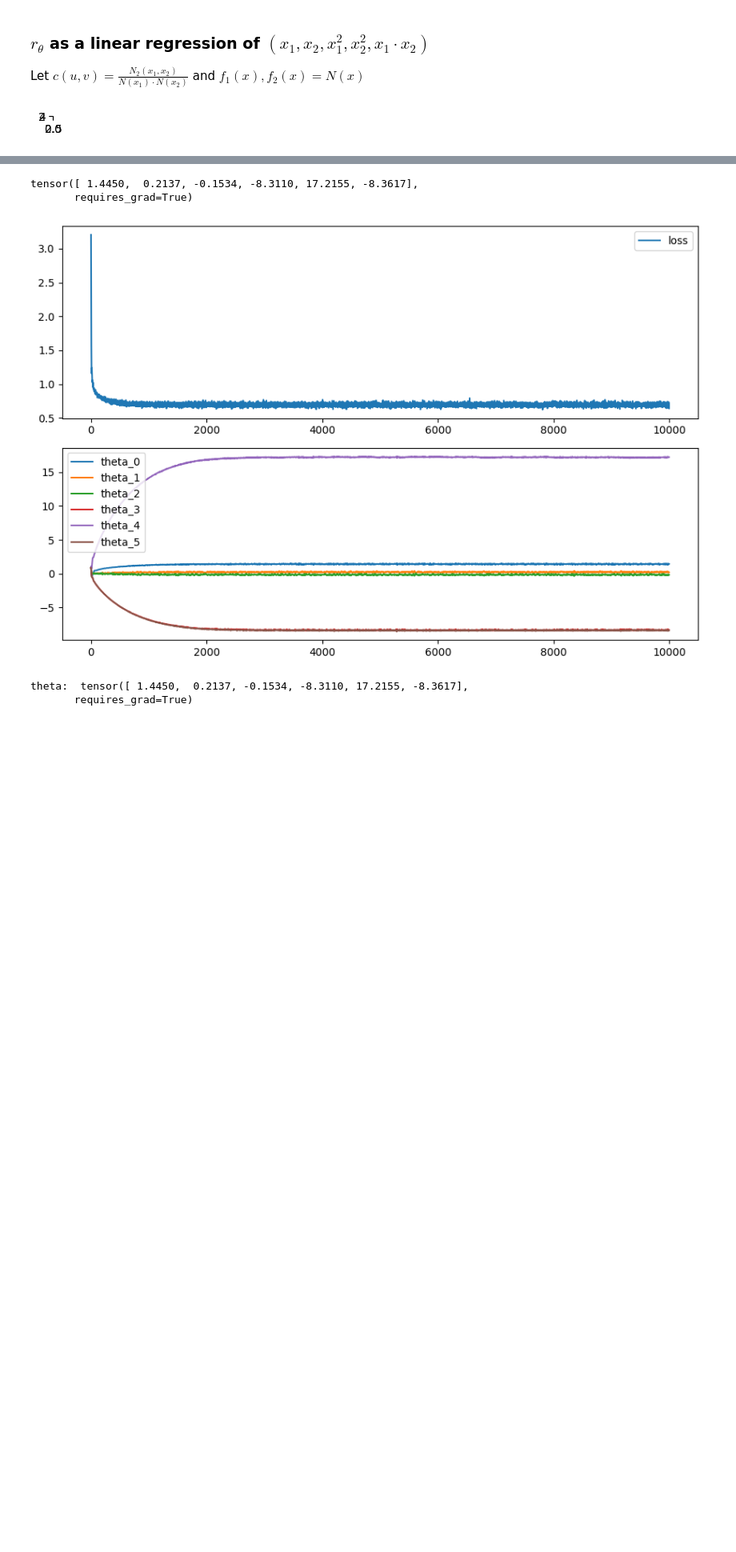
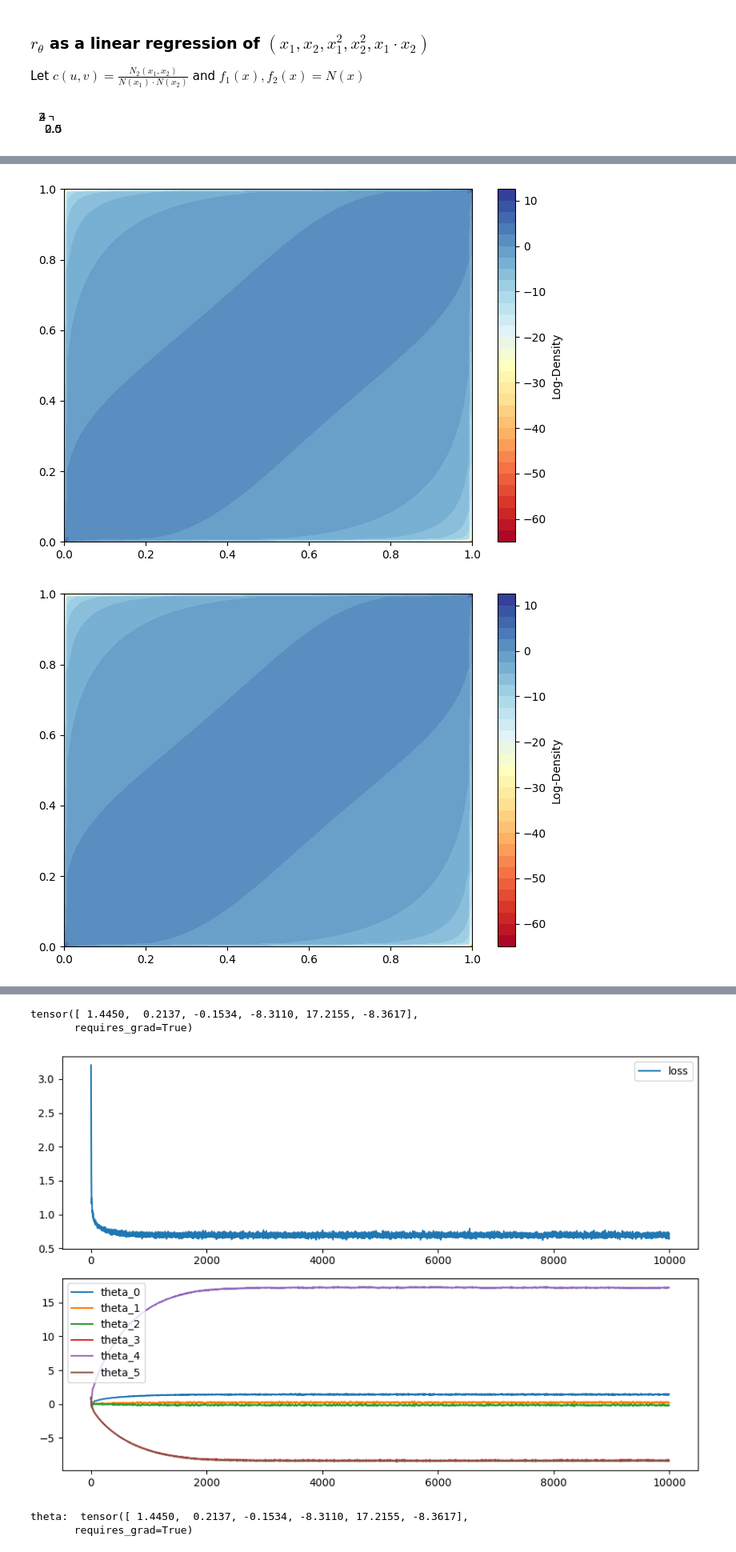
Before and after one commit to Huk-David/Ratio-Copula, a Jupyter notebook: Copula by Ratio Estimation/first_test.ipynb, the cells around one changed output, grey strips where cells are left out. Shown at 80% size. Drawn from its saved outputs; the diff is of its cells as text; code cells hidden in the pictures; blank space fills up the shorter version.

```diff
--- a/Copula by Ratio Estimation/first_test.ipynb
+++ b/Copula by Ratio Estimation/first_test.ipynb
@@ -160,0 +158,63 @@ qda.predict_proba(X)[:,0].shape
+# %%
+N_qda = 100000
+theta = 0.7
+data_p_qda = torch.distributions.MultivariateNormal(torch.tensor([0.0, 0.0]), torch.tensor([[1.0, theta], [theta, 1.0]])).sample((N_qda,))
+data_q_qda = torch.distributions.MultivariateNormal(torch.tensor([0.0, 0.0]), torch.tensor([[1.0, 0], [0, 1.0]])).sample((N_qda,))
+# %%
+# QDA to classify data_p and data_q with sklearn
+from sklearn.discriminant_analysis import QuadraticDiscriminantAnalysis
+from sklearn.model_selection import train_test_split
+from sklearn.metrics import accuracy_score
+from matplotlib.colors import TwoSlopeNorm
+
+
+X = torch.cat([data_p_qda, data_q_qda], dim=0).numpy()
+y = np.concatenate([np.zeros(N_qda), np.ones(N_qda)])
+
+X_train, X_test, y_train, y_test = train_test_split(X, y, test_size=0.5, random_state=42)
+
+qda = QuadraticDiscriminantAnalysis()
+qda.fit(X_train, y_train)
+
+#now plot on 0-1 copula spoace through norm.cdf
+#start with 0-1 data mehsgrid then mad it through inv cdf
+xline = torch.linspace(0.0000001, 0.9999999, 100)
+yline = torch.linspace(0.0000001, 0.9999999, 100)
+xgrid, ygrid = torch.meshgrid(xline, yline)
+uvinput = torch.cat([inverse_std_normal(xgrid.reshape(-1, 1)), inverse_std_normal(ygrid.reshape(-1, 1))], dim=1)
+
+gauss = scs.norm.logpdf(xgrid.numpy())+scs.norm.logpdf(ygrid.numpy())
+
+#now compute qda on this data
+X = uvinput.numpy()
+Z = np.log(qda.predict_proba(X)[:,0]/(1-qda.predict_proba(X)[:,0]))
+Z = Z.reshape(xgrid.shape)
+
+#plot on 0-1 copula space
+fig, ax = plt.subplots(1, 1, figsize=(7, 5))
+contour = ax.contourf(xgrid.numpy(), ygrid.numpy(), (Z), alpha=1, levels=30,cmap='RdYlBu')
+ax.set_xlim([0, 1])
+ax.set_ylim([0, 1])
+#ax.set_title('Ratio copula with QDA',fontsize=20)
+fig.colorbar(contour, ax=ax, label='Log-Density')
+plt.tight_layout()
+plt.show()
+
+fig, ax = plt.subplots(1, 1, figsize=(7, 5))
+
+# Assuming Z2 is already calculated
+Z2 = np.log(pycop.gaussian().get_pdf(xgrid.numpy(), ygrid.numpy(), [theta]))
+
+# Create a TwoSlopeNorm to set 0 as the midpoint
+norm = TwoSlopeNorm(vmin=Z2.min(), vcenter=0, vmax=Z2.max())
+
+contour2 = ax.contourf(xgrid.numpy(), ygrid.numpy(), Z2, alpha=1, levels=30, cmap='RdYlBu')
+ax.set_xlim([0, 1])
+ax.set_ylim([0, 1])
+# ax.set_title('True Gaussian copula', fontsize=20)
+fig.colorbar(contour2, ax=ax, label='Log-Density')
+plt.tight_layout()
+plt.show()
+# %% [output]
+[figure, added]
+[figure, added]
```
Also changed, not shown: parts of 5 cells of this notebook.
